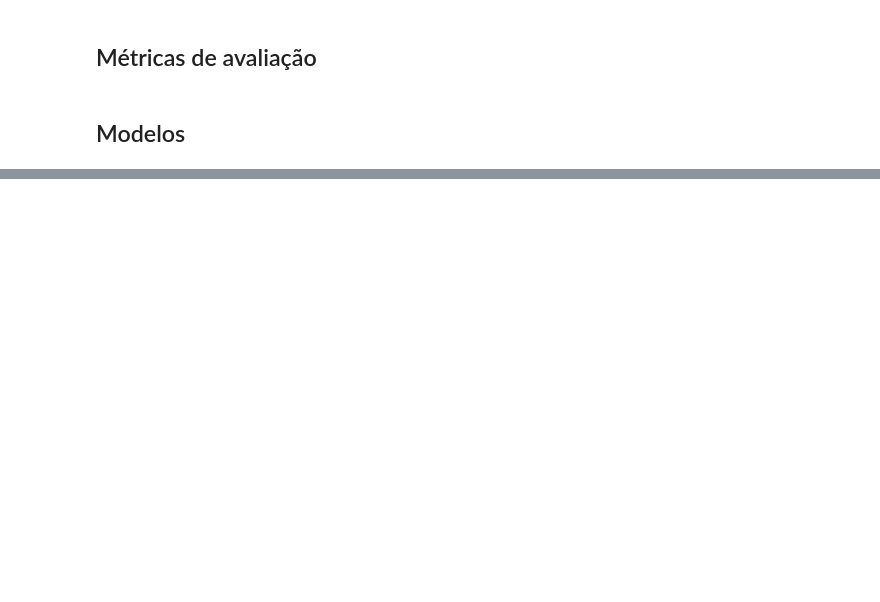
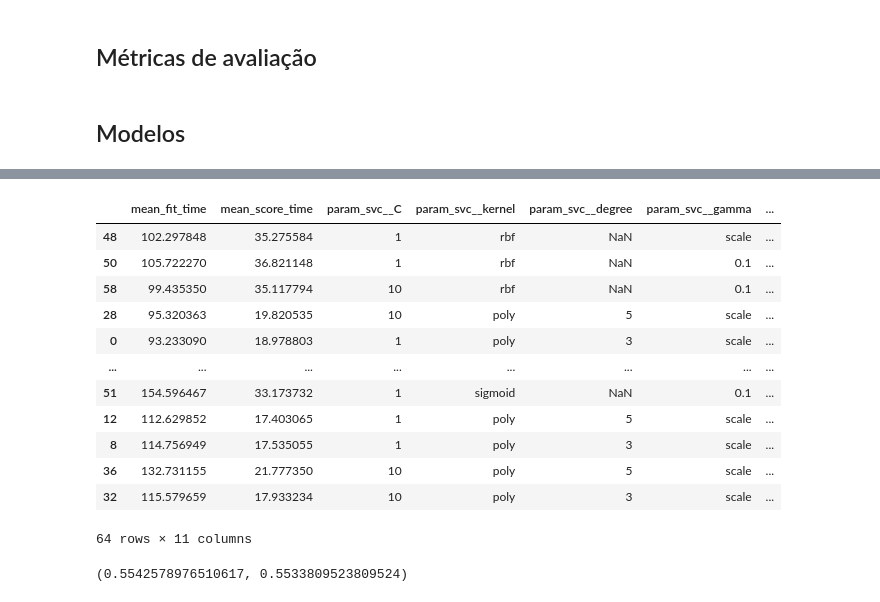
Before and after one commit to fmromeiro/mo810-kidney-waitlist, a Jupyter notebook: model.ipynb, the cells around one changed output, grey strips where cells are left out. Cells and saved outputs as stored; diff of their text form; code cells hidden in the pictures; blank space fills up the shorter version.

```diff
--- a/model.ipynb
+++ b/model.ipynb
@@ -153,0 +269,23 @@ Convergence success after 6 iterations.
+# %%
+svc_params = [
+    {
+        'svc__C': [1, 10],
+        'svc__kernel': ['poly'],
+        'svc__degree': [3, 5],
+        'svc__gamma': ['scale', 0.1, 1, 2],
+        'svc__coef0': [0, -1, 1],
+    },
+    {
+        'svc__C': [1, 10],
+        'svc__kernel': ['rbf', 'sigmoid'],
+        'svc__gamma': ['scale', 0.1, 1, 2],
+    },
+]
+
+svc_grid = GridSearchCV(
+    Pipeline(steps=[('scaler',StandardScaler()), ('svc', SVC(random_state=1729, max_iter=10_000, cache_size=2000))]),
+    svc_params,
+    verbose=4,
+    scoring=('roc_auc', 'accuracy'),
+    refit='roc_auc')
+svc_grid.fit(X_train, y_train)
@@ -153,0 +306,22 @@ Convergence success after 6 iterations.
+# %%
+svc_grid_df = pd.DataFrame(svc_grid.cv_results_)
+svc_grid_df.sort_values(['mean_test_roc_auc', 'mean_test_accuracy'], ascending=False)[['mean_fit_time', 'mean_score_time', 'param_svc__C', 'param_svc__kernel', 'param_svc__degree', 'param_svc__gamma', 'param_svc__coef0', 'mean_test_roc_auc', 'std_test_roc_auc', 'mean_test_accuracy', 'std_test_accuracy']]
+# %% [output]
+|  | mean_fit_time | mean_score_time | param_svc__C | param_svc__kernel | param_svc__degree | param_svc__gamma | ... |
+| 48 | 102.297848 | 35.275584 | 1 | rbf | NaN | scale | ... |
+| 50 | 105.722270 | 36.821148 | 1 | rbf | NaN | 0.1 | ... |
+| 58 | 99.435350 | 35.117794 | 10 | rbf | NaN | 0.1 | ... |
+| 28 | 95.320363 | 19.820535 | 10 | poly | 5 | scale | ... |
+| 0 | 93.233090 | 18.978803 | 1 | poly | 3 | scale | ... |
+| ... | ... | ... | ... | ... | ... | ... | ... |
+| 51 | 154.596467 | 33.173732 | 1 | sigmoid | NaN | 0.1 | ... |
+| 12 | 112.629852 | 17.403065 | 1 | poly | 5 | scale | ... |
+| 8 | 114.756949 | 17.535055 | 1 | poly | 3 | scale | ... |
+| 36 | 132.731155 | 21.777350 | 10 | poly | 5 | scale | ... |
+| 32 | 115.579659 | 17.933234 | 10 | poly | 3 | scale | ... |
+64 rows × 11 columns
+# %%
+y_test_svc = svc_grid.predict(X_test)
+(roc_auc_score(y_test, y_test_svc), accuracy_score(y_test, y_test_svc))
+# %% [output]
+(0.5542578976510617, 0.5533809523809524)
```
Also changed, not shown: parts of 44 cells of this notebook, 1 other file.
